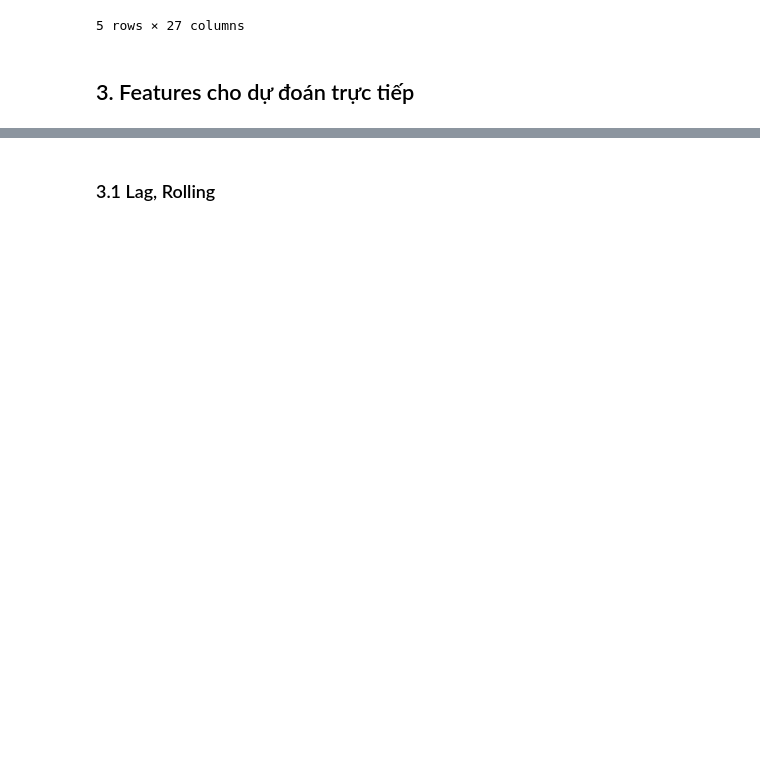
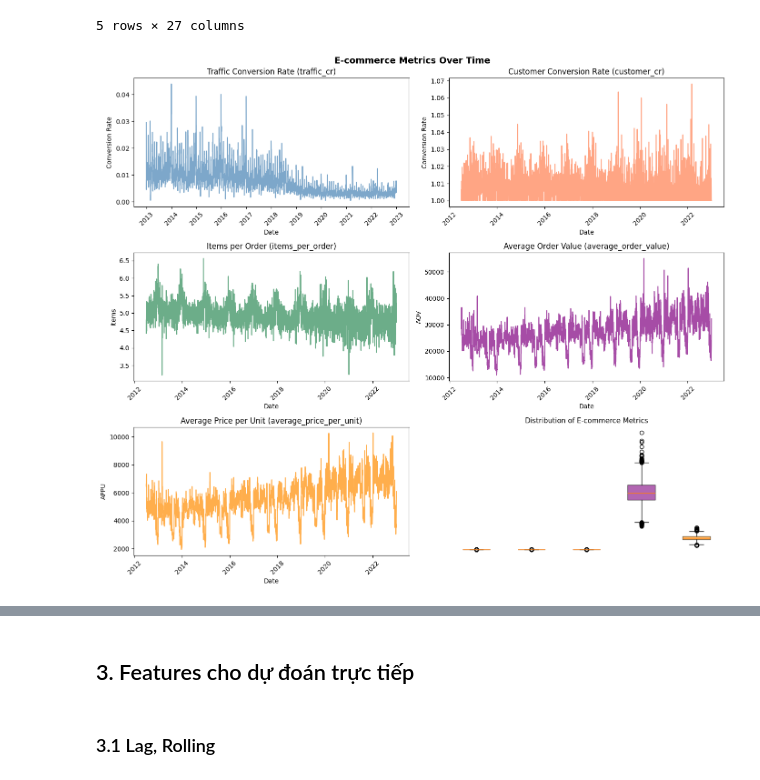
Before and after one commit to anhthu0910/vimchanhxa-datathon, a Jupyter notebook: notebooks/04_FEATURES_SELECTION_.ipynb, the cells around one changed output, grey strips where cells are left out. Cells and saved outputs as stored; diff of their text form; code cells hidden in the pictures; blank space fills up the shorter version.

```diff
--- a/notebooks/04_FEATURES_SELECTION_.ipynb
+++ b/notebooks/04_FEATURES_SELECTION_.ipynb
@@ -210,5 +210,64 @@ df_base.head()
 | 3 | 2012-07-07 | 2667930.94 | 2108246.62 | 0 | 73.0 | 73.0 | 364.0 | 7 | ... |
 | 4 | 2012-07-08 | 2360851.90 | 1808622.79 | 0 | 88.0 | 87.0 | 394.0 | 7 | ... |
 5 rows × 27 columns
-# %% [markdown]
-## 3. Features cho dự đoán trực tiếp
+# %%
+# Visualize e-commerce features
+fig, axes = plt.subplots(3, 2, figsize=(14, 12))
+fig.suptitle('E-commerce Metrics Over Time', fontsize=14, fontweight='bold')
+
+# 1. Traffic Conversion Rate
+axes[0, 0].plot(df_base['date'], df_base['traffic_cr'], color='steelblue', alpha=0.7)
+axes[0, 0].set_title('Traffic Conversion Rate (traffic_cr)')
+axes[0, 0].set_xlabel('Date')
+axes[0, 0].set_ylabel('Conversion Rate')
+axes[0, 0].tick_params(axis='x', rotation=45)
+
+# 2. Customer Conversion Rate
+axes[0, 1].plot(df_base['date'], df_base['customer_cr'], color='coral', alpha=0.7)
+axes[0, 1].set_title('Customer Conversion Rate (customer_cr)')
+axes[0, 1].set_xlabel('Date')
+axes[0, 1].set_ylabel('Conversion Rate')
+axes[0, 1].tick_params(axis='x', rotation=45)
+
+# 3. Items per Order
+axes[1, 0].plot(df_base['date'], df_base['items_per_order'], color='seagreen', alpha=0.7)
+axes[1, 0].set_title('Items per Order (items_per_order)')
+axes[1, 0].set_xlabel('Date')
+axes[1, 0].set_ylabel('Items')
+axes[1, 0].tick_params(axis='x', rotation=45)
+
+# 4. Average Order Value
+axes[1, 1].plot(df_base['date'], df_base['average_order_value'], color='purple', alpha=0.7)
+axes[1, 1].set_title('Average Order Value (average_order_value)')
+axes[1, 1].set_xlabel('Date')
+axes[1, 1].set_ylabel('AOV')
+axes[1, 1].tick_params(axis='x', rotation=45)
+
+# 5. Average Price per Unit
+axes[2, 0].plot(df_base['date'], df_base['average_price_per_unit'], color='darkorange', alpha=0.7)
+axes[2, 0].set_title('Average Price per Unit (average_price_per_unit)')
+axes[2, 0].set_xlabel('Date')
+axes[2, 0].set_ylabel('APPU')
+axes[2, 0].tick_params(axis='x', rotation=45)
+
+# 6. Distribution comparison (boxplot)
+axes[2, 1].axis('off')
+metrics = ['traffic_cr', 'customer_cr', 'items_per_order', 'average_order_value', 'average_price_per_unit']
+data_to_plot = [df_base[m].dropna() for m in metrics]
+bp = axes[2, 1].boxplot(data_to_plot, labels=metrics, patch_artist=True)
+colors = ['steelblue', 'coral', 'seagreen', 'purple', 'darkorange']
+for patch, color in zip(bp['boxes'], colors):
+    patch.set_facecolor(color)
+    patch.set_alpha(0.6)
+axes[2, 1].set_title('Distribution of E-commerce Metrics', fontsize=11)
+axes[2, 1].set_ylabel('Value')
+plt.xticks(rotation=45, ha='right')
+
+plt.tight_layout()
+plt.show()
+
+# Statistics summary
+print("\n=== Summary Statistics ===")
+print(df_base[metrics].describe().round(2))
+# %% [output]
+[figure, added]
@@ -215,3 +294,6 @@ df_base.head()
+# %% [markdown]
+
+## 3. Features cho dự đoán trực tiếp
 # %% [markdown]
 ### 3.1 Lag, Rolling
 # %%
```
Also changed, not shown: parts of 5 cells of this notebook, 1 other file.
